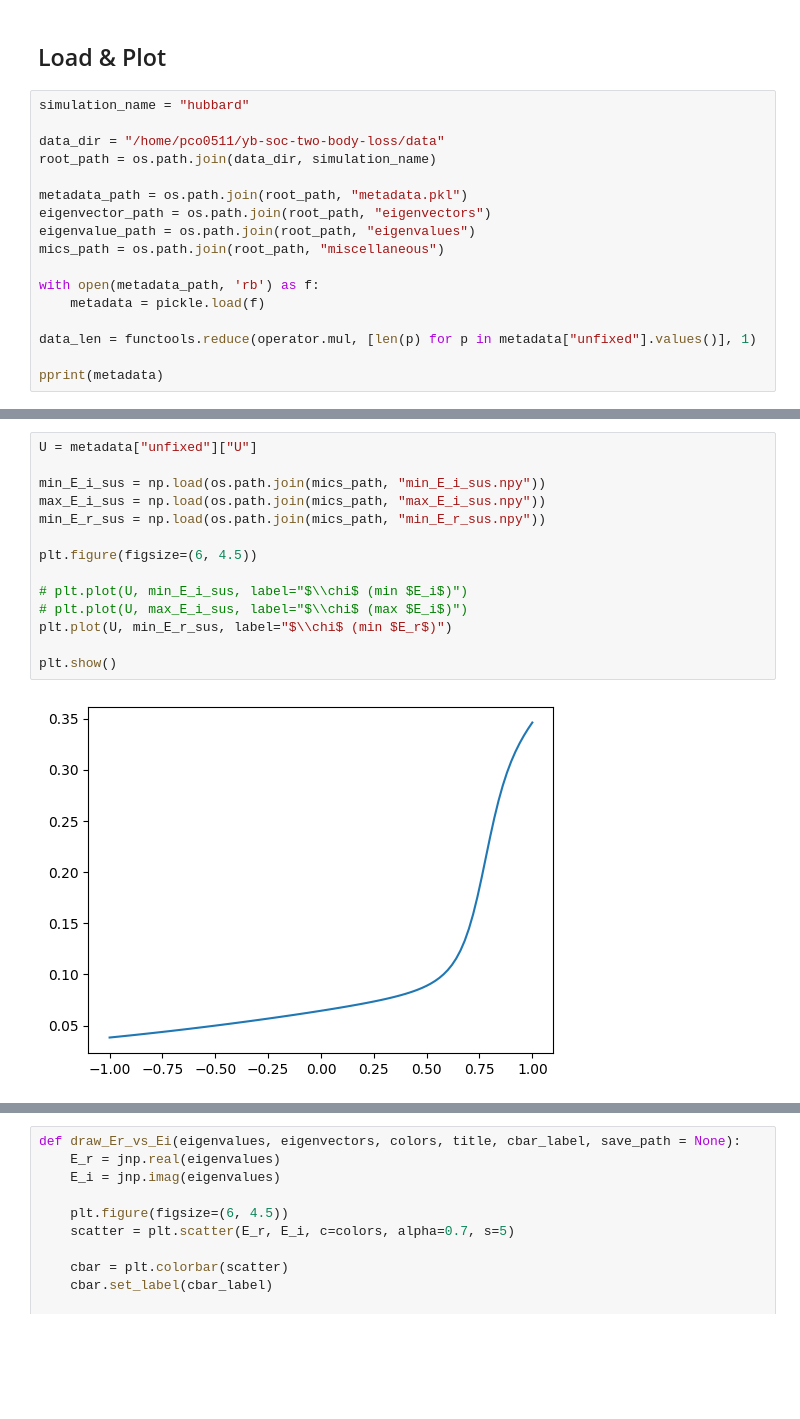
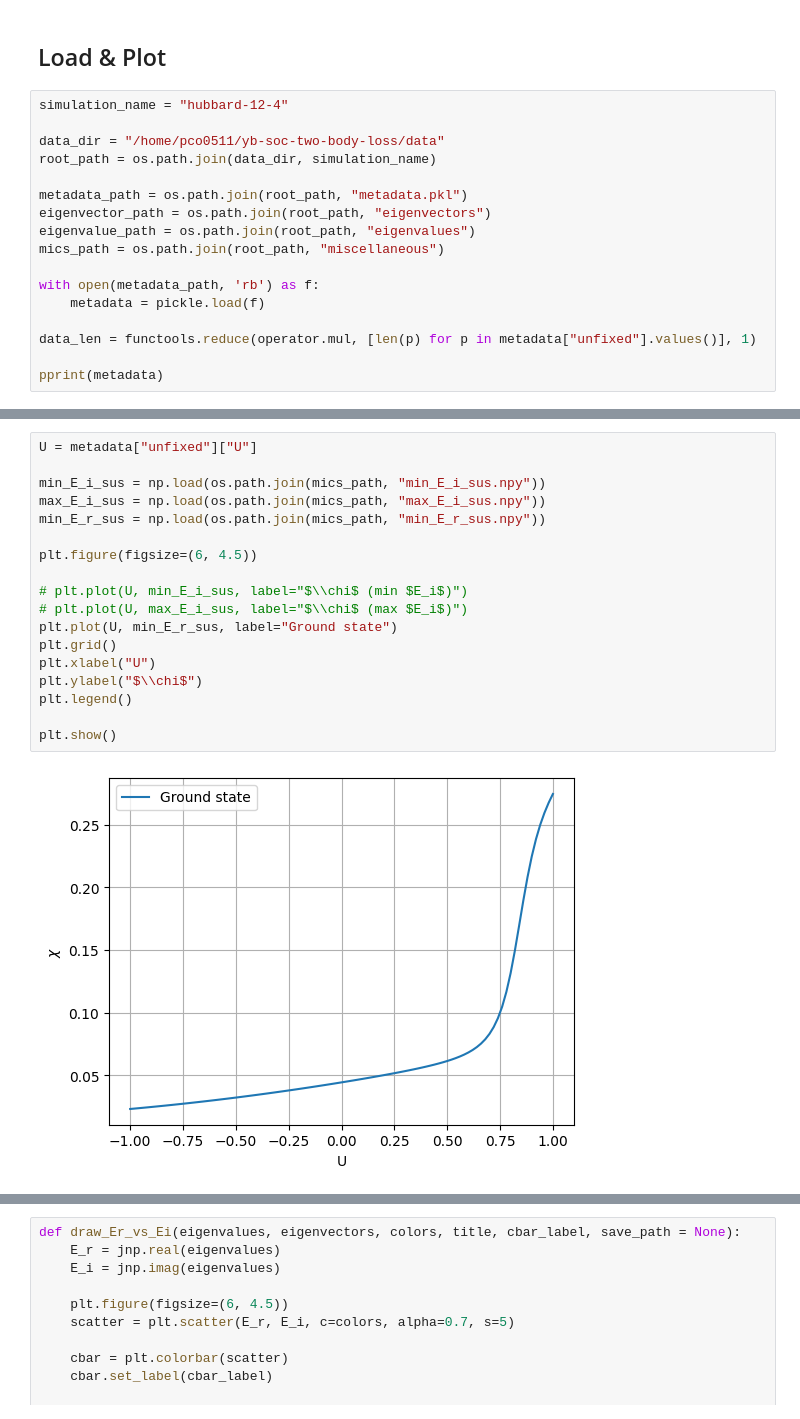
Before and after one commit to pco0511/yb-soc-two-body-loss, a Jupyter notebook: scripts/ed.ipynb, the cells around one changed output, grey strips where cells are left out. Cells and saved outputs as stored; diff of their text form; blank space fills up the shorter version.

```diff
--- a/scripts/ed.ipynb
+++ b/scripts/ed.ipynb
@@ -331,7 +331,7 @@ Made changes.
 # %% [markdown]
 ## Load & Plot
 # %%
-simulation_name = "hubbard"
+simulation_name = "hubbard-12-4"
 
 data_dir = "/home/pco0511/yb-soc-two-body-loss/data"
 root_path = os.path.join(data_dir, simulation_name)
@@ -368,19 +368,23 @@ pprint(metadata)
 # %%
 U = metadata["unfixed"]["U"]
 
 min_E_i_sus = np.load(os.path.join(mics_path, "min_E_i_sus.npy"))
 max_E_i_sus = np.load(os.path.join(mics_path, "max_E_i_sus.npy"))
 min_E_r_sus = np.load(os.path.join(mics_path, "min_E_r_sus.npy"))
 
 plt.figure(figsize=(6, 4.5))
 
 # plt.plot(U, min_E_i_sus, label="$\\chi$ (min $E_i$)")
 # plt.plot(U, max_E_i_sus, label="$\\chi$ (max $E_i$)")
-plt.plot(U, min_E_r_sus, label="$\\chi$ (min $E_r$)")
+plt.plot(U, min_E_r_sus, label="Ground state")
+plt.grid()
+plt.xlabel("U")
+plt.ylabel("$\\chi$")
+plt.legend()
 
 plt.show()
 # %% [output]
-[figure, old version]
+[figure, new version]
 # %%
 simulation_name = "dissipative"
 
```
Also changed, not shown: parts of 5 cells of this notebook, 5 other files.
